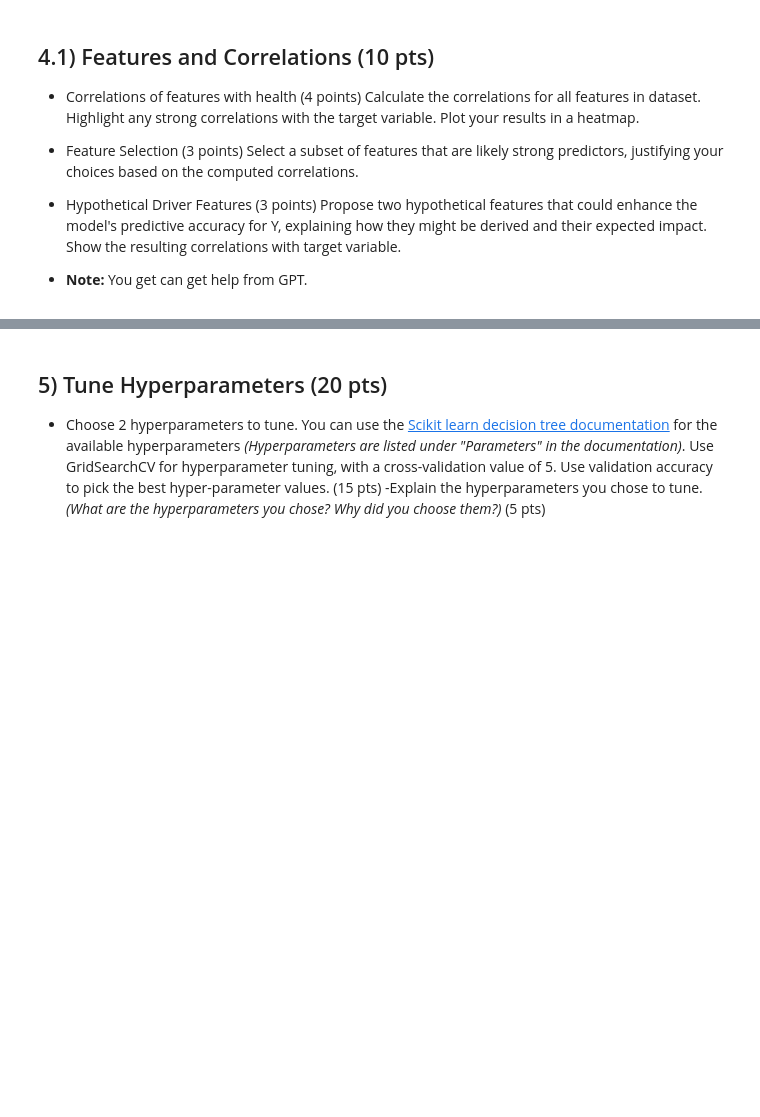
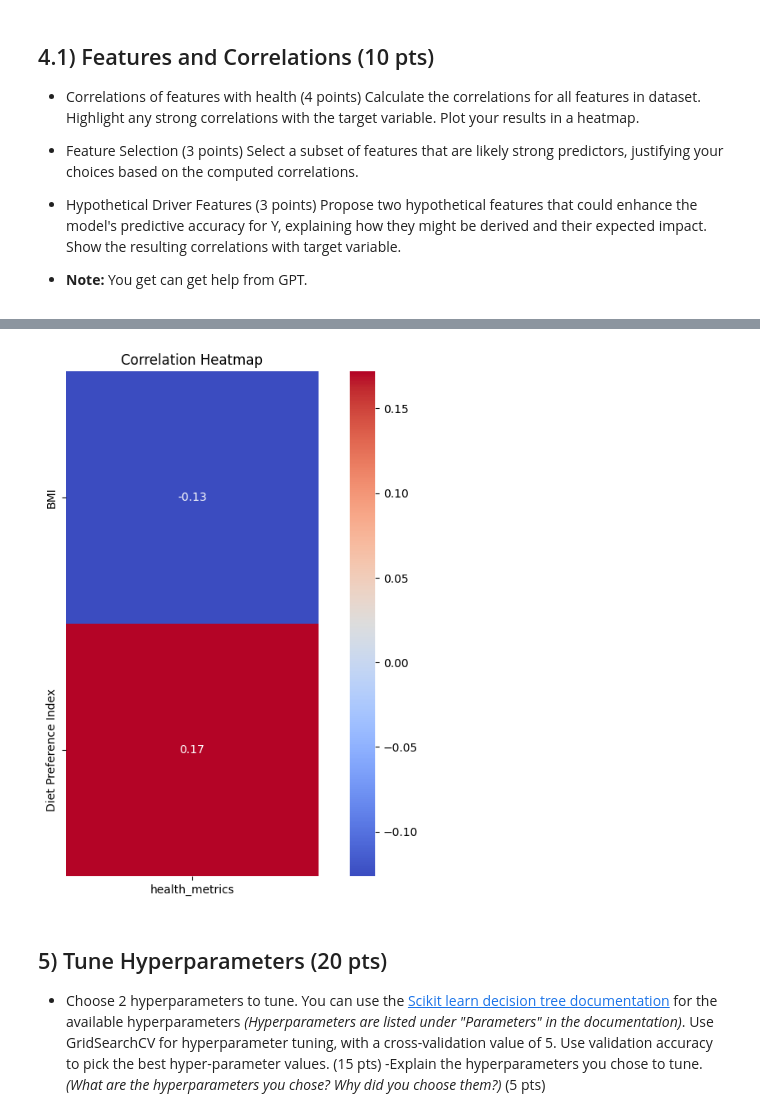
Before and after one commit to firatbatar/SU-Undergraduate-CS210, a Jupyter notebook: Homeworks/HW2/CS210_HW2.ipynb, the cells around one changed output, grey strips where cells are left out. Saved outputs shown, nothing was run; the diff lists cells and outputs as text; code cells hidden in the pictures; blank space fills up the shorter version.

```diff
--- a/Homeworks/HW2/CS210_HW2.ipynb
+++ b/Homeworks/HW2/CS210_HW2.ipynb
@@ -83,0 +84,3 @@ Once you have completed this notebook, Download it as .ipynb and name it Name-Su
+# %%
+penguins_df = pd.read_csv("cs210_hw2_dataset.csv")
+penguins_df.head()
@@ -165,3 +242,32 @@ Propose two hypothetical features that could enhance the model's predictive accu
+# %%
+penguins_df["BMI"] = penguins_df["body_mass_g"] / (penguins_df["flipper_length_mm"] * penguins_df["flipper_length_mm"])
+
+diet_preference_index = {}
+# Iterate through each unique diet type
+unique_diets = penguins_df['diet'].unique()
+for diet_type in unique_diets:
+    # Calculate the average body mass for each diet type
+    avg_body_mass = penguins_df[penguins_df['diet'] == diet_type]["body_mass_g"].mean()
+    # Calculate the standard deviation of body mass for each diet type
+    std_body_mass = penguins_df[penguins_df['diet'] == diet_type]["body_mass_g"].std()
+    # Calculating preference index based on deviation from the overall average body mass
+    preference_index = std_body_mass / avg_body_mass
+    # Assign preference index to the diet type
+    diet_preference_index[diet_type] = preference_index
+
+# Map the calculated indices to each penguin's diet in a new column 'Diet Preference Index'
+penguins_df['Diet Preference Index'] = penguins_df['diet'].map(diet_preference_index)
+
+
+corr = penguins_df.iloc[:, 1:].corr()[["health_metrics"]].iloc[-2:, :]
+
+# Plot heatmap
+plt.figure(figsize=(10, 8))
+sns.heatmap(corr, annot=True, cmap='coolwarm', fmt='.2f', square=True)
+plt.title('Correlation Heatmap')
+plt.show()
+# %% [output]
+[figure, added]
 # %% [markdown]
 ## 5) Tune Hyperparameters (20 pts)
 
```
Also changed, not shown: parts of 15 cells of this notebook.
